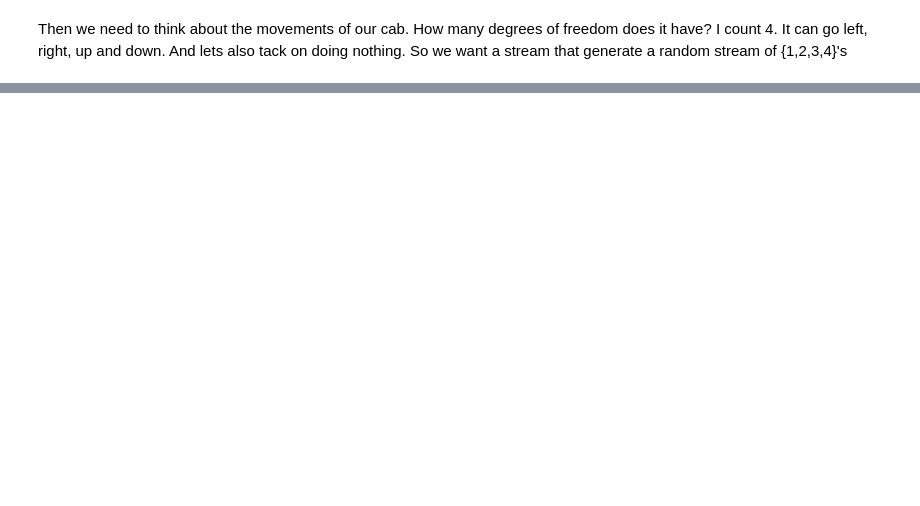
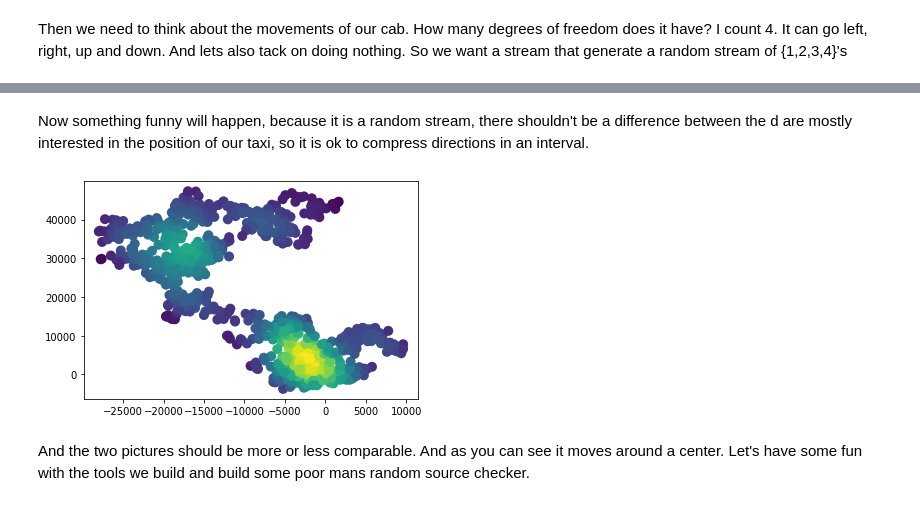
Before and after one commit to edgarklerks/some_musings, a Jupyter notebook: Some_algebraic_structure_of_python_generators.ipynb, the cells around one changed output, grey strips where cells are left out. Drawn from its saved outputs; the diff is of its cells as text; code cells hidden in the pictures; blank space fills up the shorter version.

```diff
--- a/Some_algebraic_structure_of_python_generators.ipynb
+++ b/Some_algebraic_structure_of_python_generators.ipynb
@@ -243,0 +277,8 @@ ax.scatter(x, y, c=z, s=100, edgecolor='')
+# %%
+def compress(interval, gen):
+    while True:
+        chunk = take(interval, gen)
+        gen = drop(interval, gen)
+        yield sum(chunk)
+
+observe(10, compress(10,taxi()))
@@ -243,0 +296,15 @@ ax.scatter(x, y, c=z, s=100, edgecolor='')
+# %% [markdown]
+
+Now something funny will happen, because it is a random stream, there shouldn't be a difference between the d are mostly interested in the position of our taxi, so it is ok to compress directions in an interval.
+# %%
+import sys
+# We are playing with generators, so we want this to be a bit higher.
+sys.setrecursionlimit(10000)
+compressionRatio = 100
+x,y = observeArray(1000, compress(compressionRatio, taxi())).T
+# %%
+densityScatterPlot(x,y)
+# %% [output]
+[figure, added]
+# %% [markdown]
+And the two pictures should be more or less comparable. And as you can see it moves around a center.  Let's have some fun with the tools we build and build some poor mans random source checker.
```
Also changed, not shown: parts of 18 cells of this notebook.
